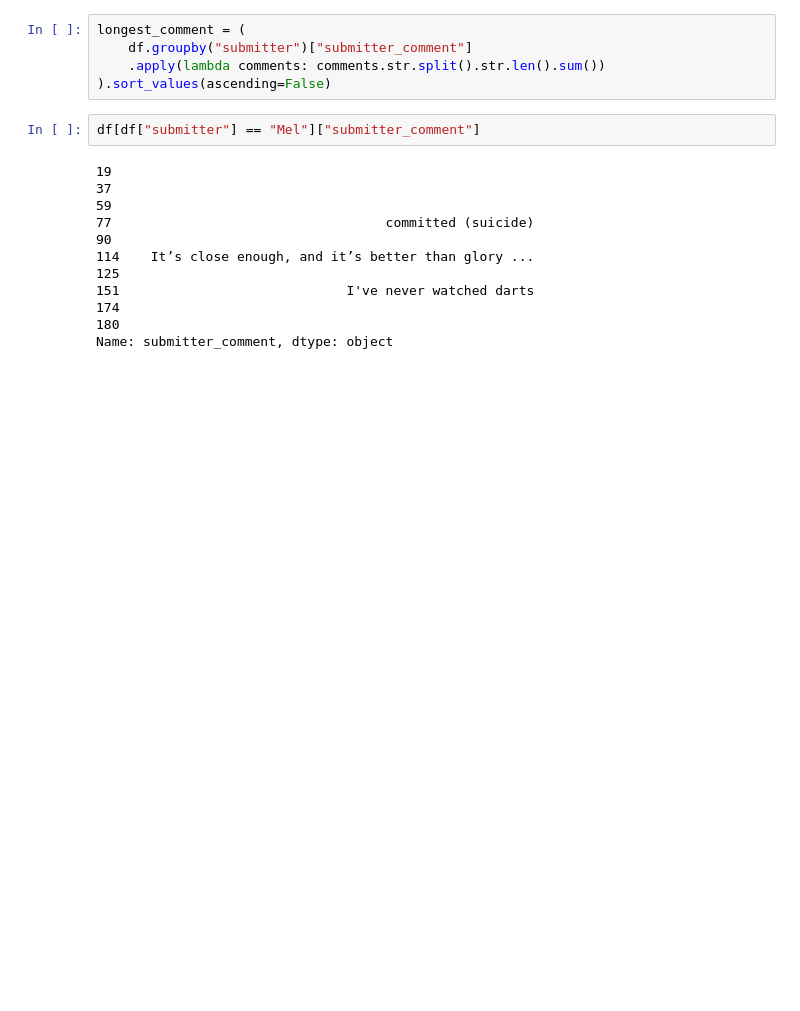
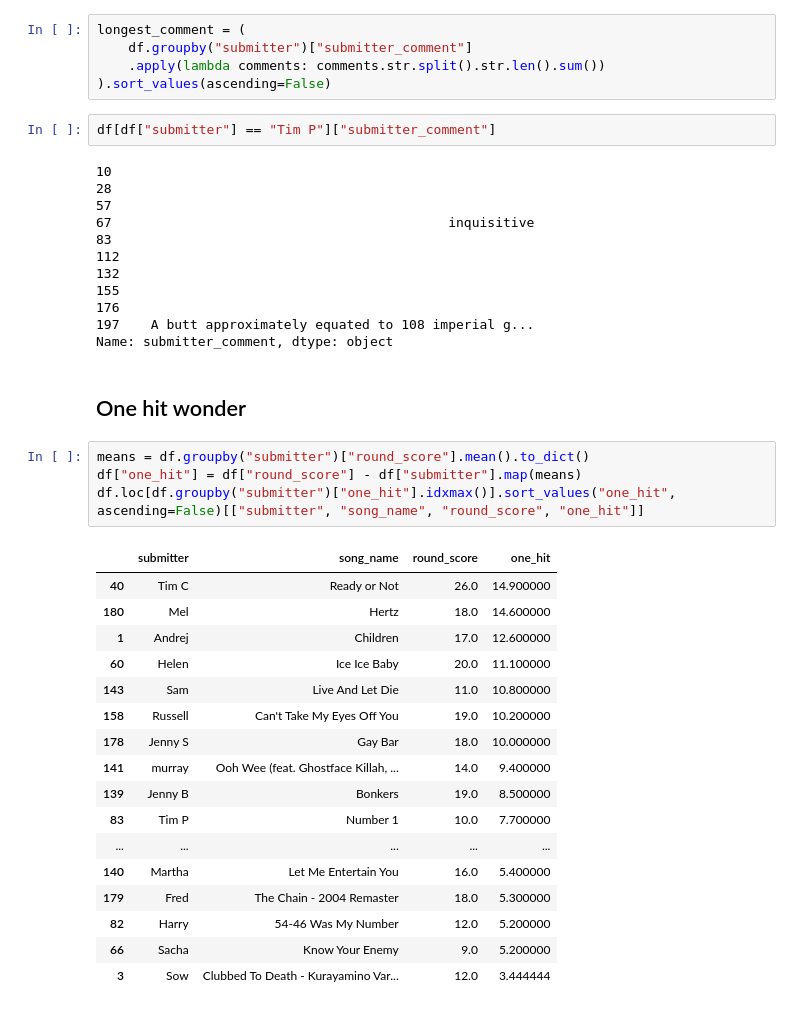
Before and after one commit to fred-cook/music-league-graphs, a Jupyter notebook: music_league_graphs/stats.ipynb, the cells around one changed output. Saved outputs shown, nothing was run; the diff lists cells and outputs as text; blank space fills up the shorter version.

Commit message:
#2 looking at one hit/shit wonders

```diff
--- a/music_league_graphs/stats.ipynb
+++ b/music_league_graphs/stats.ipynb
@@ -716,16 +716,40 @@ longest_comment = (
     .apply(lambda comments: comments.str.split().str.len().sum())
 ).sort_values(ascending=False)
 # %%
-df[df["submitter"] == "Mel"]["submitter_comment"]
+df[df["submitter"] == "Tim P"]["submitter_comment"]
 # %% [output]
-19
-37
-59
-77                                   committed (suicide)
-90
-114    It’s close enough, and it’s better than glory ...
-125
-151                             I've never watched darts
-174
-180
+10
+28
+57
+67                                           inquisitive
+83
+112
+132
+155
+176
+197    A butt approximately equated to 108 imperial g...
 Name: submitter_comment, dtype: object
+# %% [markdown]
+## One hit wonder
+# %%
+means = df.groupby("submitter")["round_score"].mean().to_dict()
+df["one_hit"] = df["round_score"] - df["submitter"].map(means)
+df.loc[df.groupby("submitter")["one_hit"].idxmax()].sort_values("one_hit", ascending=False)[["submitter", "song_name", "round_score", "one_hit"]]
+# %% [output]
+|  | submitter | song_name | round_score | one_hit |
+| 40 | Tim C | Ready or Not | 26.0 | 14.900000 |
+| 180 | Mel | Hertz | 18.0 | 14.600000 |
+| 1 | Andrej | Children | 17.0 | 12.600000 |
+| 60 | Helen | Ice Ice Baby | 20.0 | 11.100000 |
+| 143 | Sam | Live And Let Die | 11.0 | 10.800000 |
+| 158 | Russell | Can't Take My Eyes Off You | 19.0 | 10.200000 |
+| 178 | Jenny S | Gay Bar | 18.0 | 10.000000 |
+| 141 | murray | Ooh Wee (feat. Ghostface Killah, ... | 14.0 | 9.400000 |
+| 139 | Jenny B | Bonkers | 19.0 | 8.500000 |
+| 83 | Tim P | Number 1 | 10.0 | 7.700000 |
+| ... | ... | ... | ... | ... |
+| 140 | Martha | Let Me Entertain You | 16.0 | 5.400000 |
+| 179 | Fred | The Chain - 2004 Remaster | 18.0 | 5.300000 |
+| 82 | Harry | 54-46 Was My Number | 12.0 | 5.200000 |
+| 66 | Sacha | Know Your Enemy | 9.0 | 5.200000 |
+| 3 | Sow | Clubbed To Death - Kurayamino Var... | 12.0 | 3.444444 |
```
Also changed, not shown: parts of 4 cells of this notebook.
